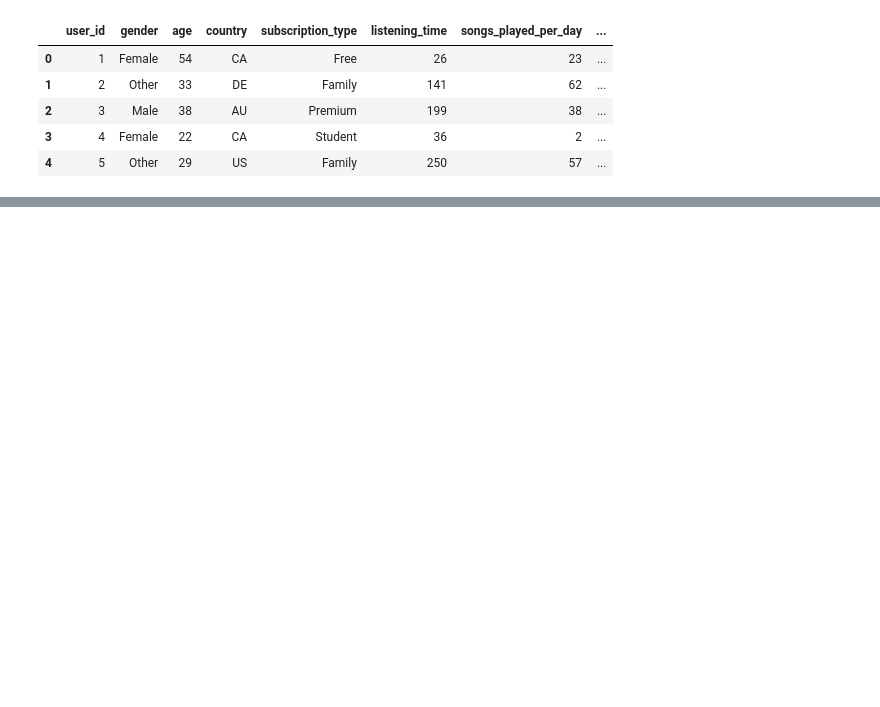
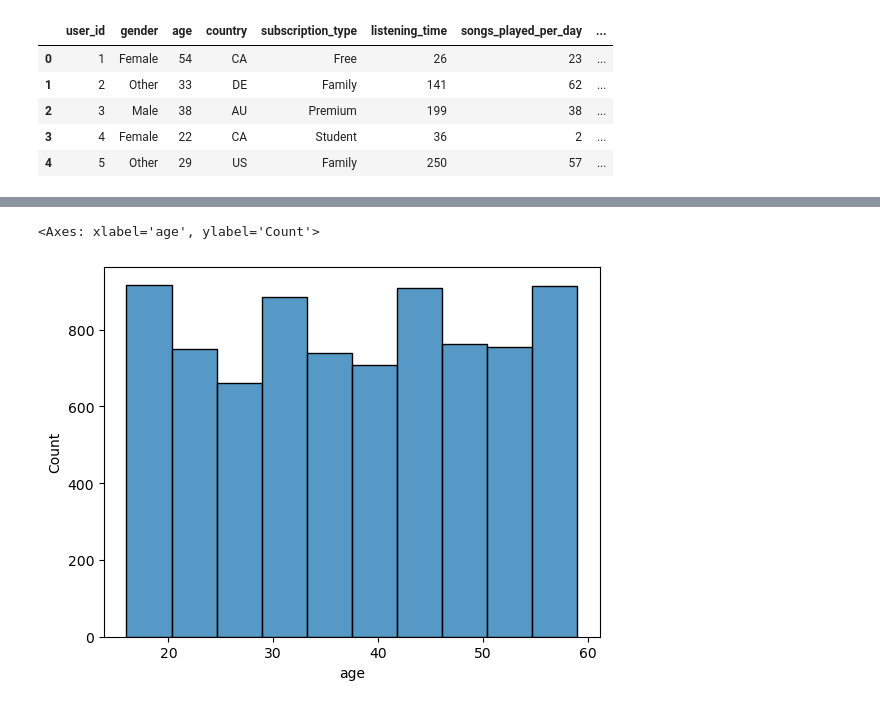
Before and after one commit to AhmedBashmmakh/Spotify-Churn-Prediction, a Jupyter notebook: Spotify_Churn_pred.ipynb, the cells around one changed output, grey strips where cells are left out. Saved outputs shown, nothing was run; the diff lists cells and outputs as text; code cells hidden in the pictures; blank space fills up the shorter version.

```diff
--- a/Spotify_Churn_pred.ipynb
+++ b/Spotify_Churn_pred.ipynb
@@ -21,0 +67,5 @@ df.head()
+# %%
+sns.histplot(data=df,x="age",bins=10)
+# %% [output]
+<Axes: xlabel='age', ylabel='Count'>
+[figure, added]
```
Also changed, not shown: parts of 16 cells of this notebook.
